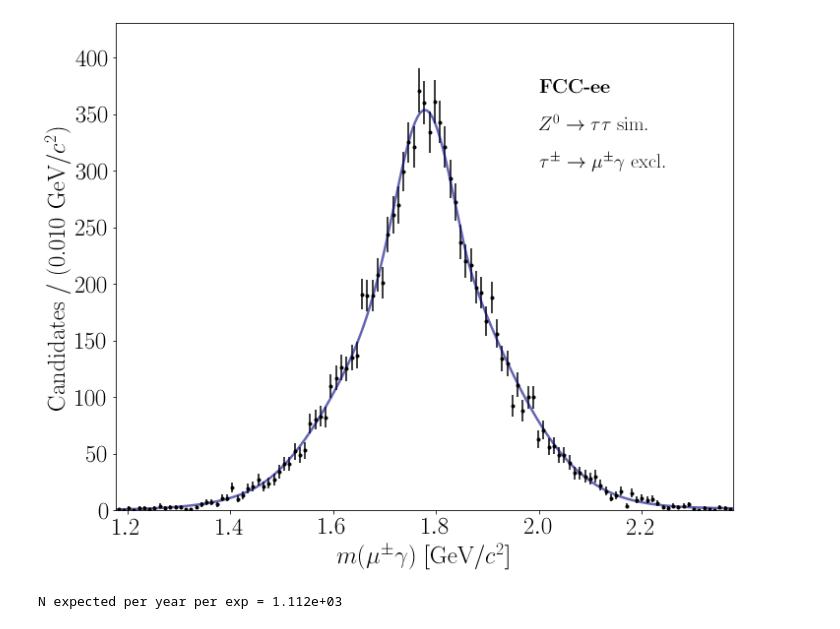
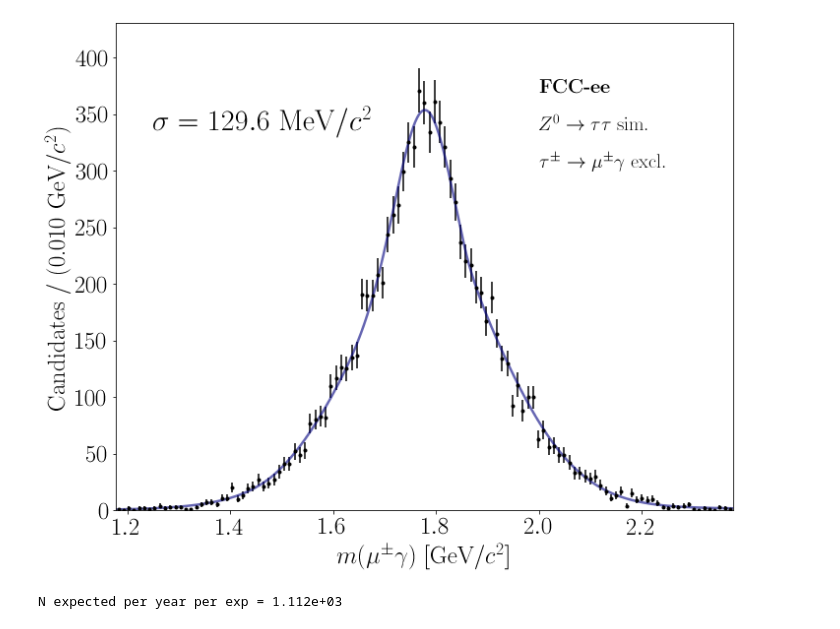
Before and after one commit to donalhill/fcc_python_tools, a Jupyter notebook: examples/Tau2MuGamma.ipynb, the cells around one changed output. Drawn from its saved outputs; the diff is of its cells as text; code cells hidden in the pictures.

```diff
--- a/examples/Tau2MuGamma.ipynb
+++ b/examples/Tau2MuGamma.ipynb
@@ -117,30 +117,35 @@ sigmaR_4351  0.05355  - 0.0055   + 0.0057       False
 # %%
 fig,ax = plt.subplots(figsize=(10,8))
 lower, upper = obs.limits
 low = lower[-1][0]
 high = upper[0][0]
 bin_width = 0.01
 bins = int(float(high - low)/bin_width)
 counts, bin_edges = np.histogram(data_np, bins, range=(low,high))
 bin_centres = (bin_edges[:-1] + bin_edges[1:])/2.
 err = np.sqrt(counts)
 plt.errorbar(bin_centres, counts, yerr=err, fmt='o', markersize=3, color='black')
 x_plot = np.linspace(low, high, num=1000)
 y_plot_tot = zfit.run(pdf.pdf(x_plot, norm_range=obs))
 plt.plot(x_plot, y_plot_tot*len(data_np)/bins*obs.area(), color='navy', linewidth=2.5, alpha=0.6)
 ax.tick_params(axis='both', which='major', labelsize=25)
 plt.ylabel("Candidates / (%.3f GeV/$c^2$)" % bin_width,fontsize=25)
 plt.xlabel("$m(\mu^\pm \gamma)$ [GeV/$c^2$]",fontsize=25)
 plt.xlim(low,high)
 ymin, ymax = plt.ylim()
 plt.ylim(0,1.05*ymax)
 plt.text(2.,0.9*ymax,"\\textbf{FCC-ee}",fontsize=20)
 plt.text(2.,0.82*ymax,"$Z^0 \\to \\tau \\tau$ sim.",fontsize=20)
 plt.text(2.,0.74*ymax,"$\\tau^\pm \\to \mu^\pm \\gamma$ excl.",fontsize=20)
+sigmaL_val = 1000.*params[sigmaL]['value']
+sigmaR_val = 1000.*params[sigmaR]['value']
+frac_val = params[frac]['value']
+sigma_val = frac_val*sigmaL_val + (1-frac_val)*sigmaR_val
+plt.text(1.25,0.82*ymax,"$\\sigma = %.1f$ MeV/$c^2$" % sigma_val,fontsize=30)
 plt.tight_layout()
 fig.savefig(loc.PLOTS+f"/{file_type}_Tau_M_fit.pdf")
 # %% [output]
-[figure, old version]
+[figure, new version]
 # %%
 #Number of Z's produced per year (4) per experiment (2)
 N_Z = 3e12 * 0.25 * 0.5
```
Also changed, not shown: parts of 1 cell of this notebook, 6 other files.
